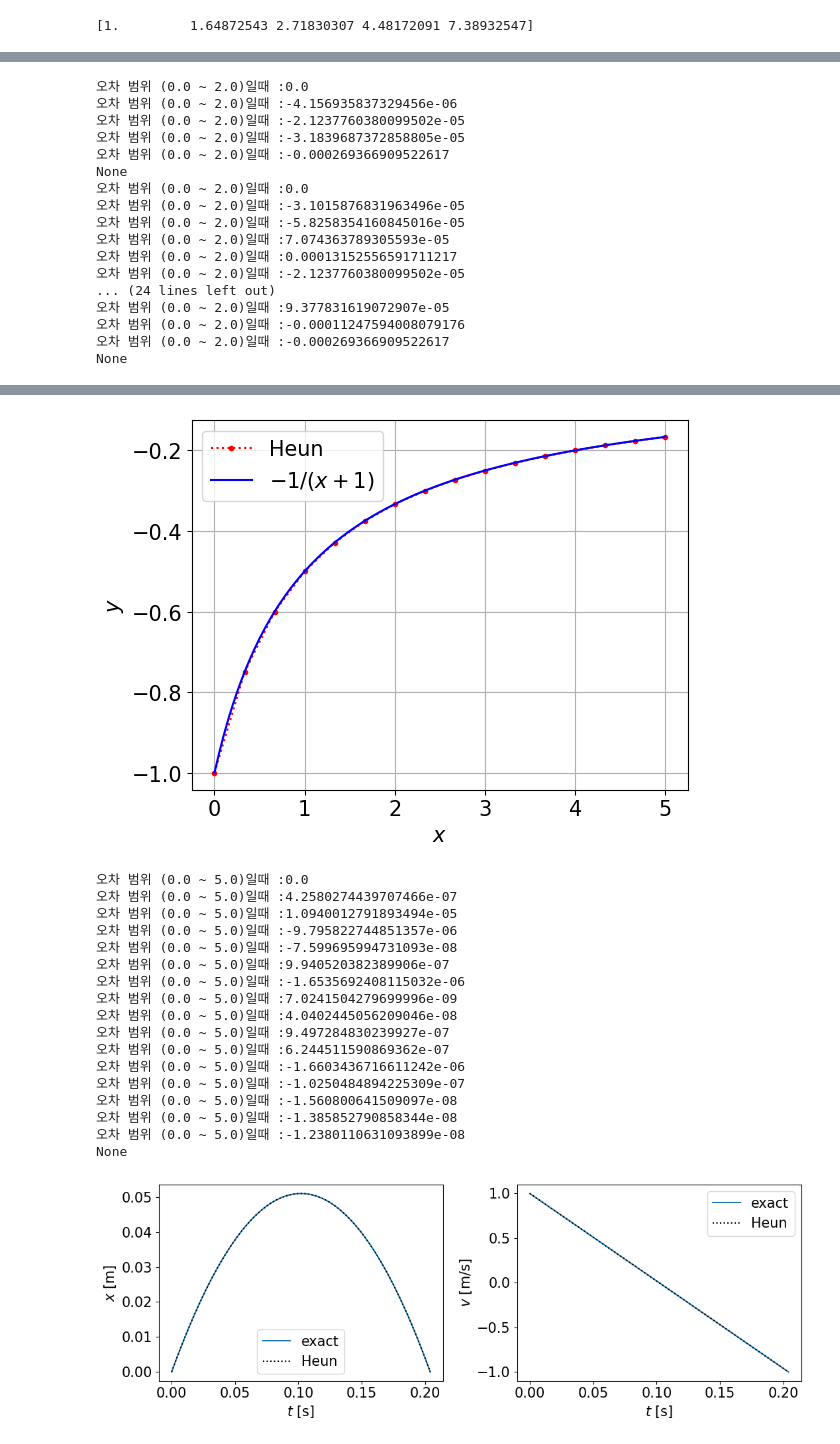
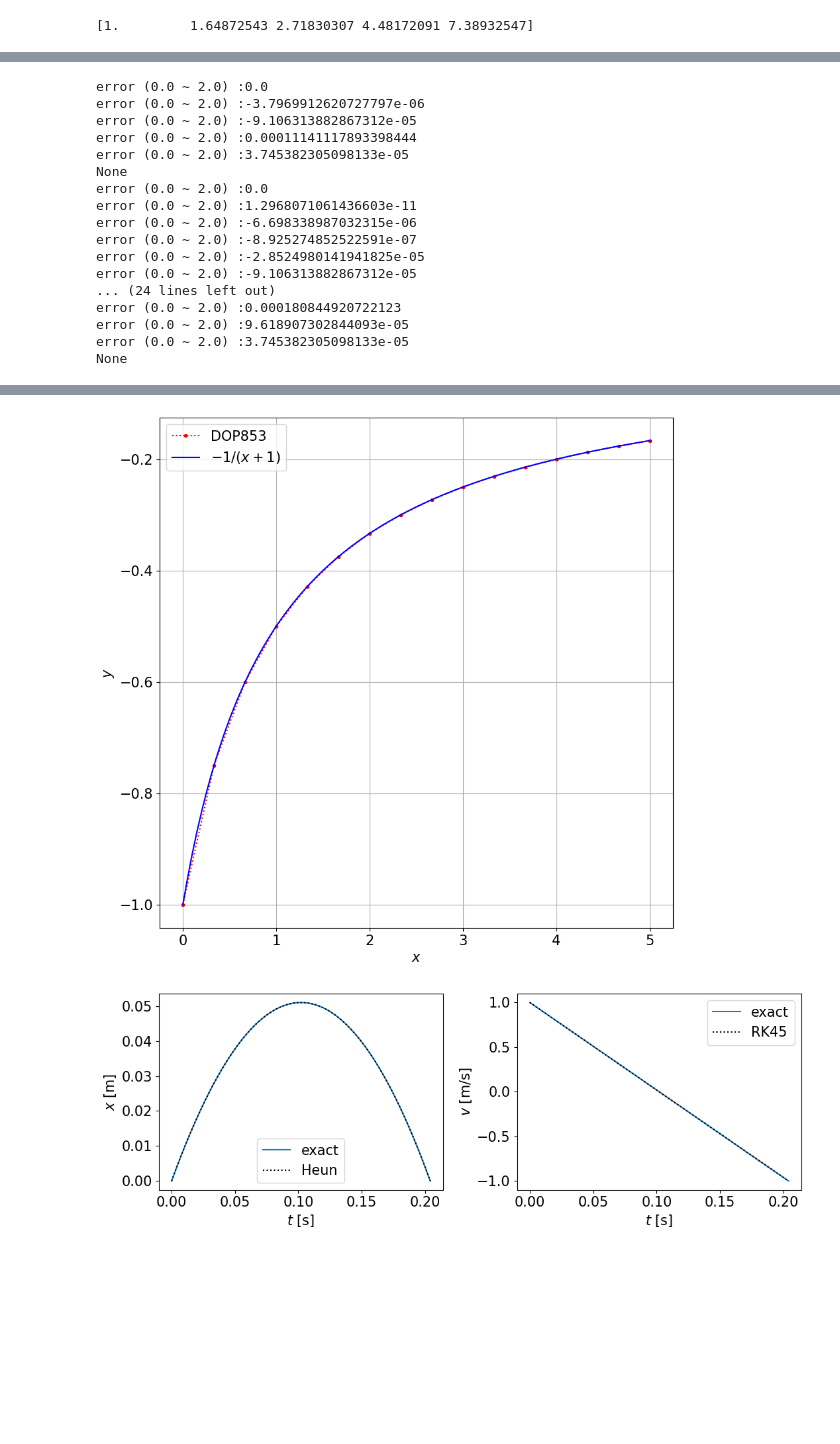
Before and after one commit to La-Folia/Numerical-Analysis, a Jupyter notebook: Integration_of_ODEs/SciPy_ODE_Solvers_Homework_3_Minwook_Kang_.ipynb, the cells around one changed output, grey strips where cells are left out. Cells and saved outputs as stored; diff of their text form; code cells hidden in the pictures; blank space fills up the shorter version.

```diff
--- a/Integration_of_ODEs/SciPy_ODE_Solvers_Homework_3_Minwook_Kang_.ipynb
+++ b/Integration_of_ODEs/SciPy_ODE_Solvers_Homework_3_Minwook_Kang_.ipynb
@@ -109,9 +109,9 @@ def f(x, y):
     return y
 
 a = solve_ivp(f, [0, 2], [1], method='RK45', dense_output = True)
-t = np.linspace(0, 2, 5)
+x = np.linspace(0, 2, 5)
 
-print(*a.sol(t))
+print(*a.sol(x))
 #print(a.sol(t))
 # %% [output]
 [1.         1.64872543 2.71830307 4.48172091 7.38932547]
@@ -164,11 +162,11 @@ plt.show()
 # %%
-'''
+
 def f(x, y):
     return y
 
-a = solve_ivp(f, [0, 2], [1], method='RK45', dense_output = True)
+a = solve_ivp(f, [0, 2], [1], method='DOP853', dense_output = True)
 t = np.linspace(0, 2, 5)
-'''
+
 def error(linspace, real_function, a): #a = solve_ivp(f, [0, 2], [1], method='RK45', dense_output = True)
     t = linspace
     i = 0
@@ -176,69 +174,51 @@ def error(linspace, real_function, a): #a = solve_ivp(f, [0, 2], [1], method='RK
     b = []
     b.append(*a.sol(t))
     for i, c in enumerate(y_true):
-        print((f"오차 범위 ({t[0]} ~ {t[-1]})일때 :{y_true[i] - b[0][i]}"))
+        print((f"error ({t[0]} ~ {t[-1]}) :{y_true[i] - b[0][i]}"))
 
 print(error(np.linspace(0, 2, 5), lambda x: np.exp(x), a))
 print(error(np.linspace(0, 2, 11), lambda x: np.exp(x), a))
 print(error(np.linspace(0, 2, 21), lambda x: np.exp(x), a))
 # %% [output]
-오차 범위 (0.0 ~ 2.0)일때 :0.0
-오차 범위 (0.0 ~ 2.0)일때 :-4.156935837329456e-06
-오차 범위 (0.0 ~ 2.0)일때 :-2.1237760380099502e-05
-오차 범위 (0.0 ~ 2.0)일때 :-3.1839687372858805e-05
-오차 범위 (0.0 ~ 2.0)일때 :-0.000269366909522617
+error (0.0 ~ 2.0) :0.0
+error (0.0 ~ 2.0) :-3.7969912620727797e-06
+error (0.0 ~ 2.0) :-9.106313882867312e-05
+error (0.0 ~ 2.0) :0.00011141117893398444
+error (0.0 ~ 2.0) :3.745382305098133e-05
 None
-오차 범위 (0.0 ~ 2.0)일때 :0.0
-오차 범위 (0.0 ~ 2.0)일때 :-3.1015876831963496e-05
-오차 범위 (0.0 ~ 2.0)일때 :-5.8258354160845016e-05
-오차 범위 (0.0 ~ 2.0)일때 :7.074363789305593e-05
-오차 범위 (0.0 ~ 2.0)일때 :0.00013152556591711217
-오차 범위 (0.0 ~ 2.0)일때 :-2.1237760380099502e-05
+error (0.0 ~ 2.0) :0.0
+error (0.0 ~ 2.0) :1.2968071061436603e-11
+error (0.0 ~ 2.0) :-6.698338987032315e-06
+error (0.0 ~ 2.0) :-8.925274852522591e-07
+error (0.0 ~ 2.0) :-2.8524980141941825e-05
+error (0.0 ~ 2.0) :-9.106313882867312e-05
 ... (24 lines left out)
-오차 범위 (0.0 ~ 2.0)일때 :9.377831619072907e-05
-오차 범위 (0.0 ~ 2.0)일때 :-0.00011247594008079176
-오차 범위 (0.0 ~ 2.0)일때 :-0.000269366909522617
+error (0.0 ~ 2.0) :0.000180844920722123
+error (0.0 ~ 2.0) :9.618907302844093e-05
+error (0.0 ~ 2.0) :3.745382305098133e-05
 None
 # %% [markdown]
 ![%E1%84%89%E1%85%B3%E1%84%8F%E1%85%B3%E1%84%85%E1%85%B5%E1%86%AB%E1%84%89%E1%85%A3%E1%86%BA%202023-01-30%20%E1%84%8B%E1%85%A9%E1%84%92%E1%85%AE%207.03.06.png](attachment:%E1%84%89%E1%85%B3%E1%84%8F%E1%85%B3%E1%84%85%E1%85%B5%E1%86%AB%E1%84%89%E1%85%A3%E1%86%BA%202023-01-30%20%E1%84%8B%E1%85%A9%E1%84%92%E1%85%AE%207.03.06.png)
 # %%
 def f(x, y):
     return y ** 2
 
 x = np.linspace(0, 5, 16)
 sol = solve_ivp(f, [0, 5], [-1], method='DOP853', dense_output = True)
 
 x_true = np.linspace(0, 5, 100)
 y_true = -1/(x_true + 1)
 
-plt.figure()
+
+plt.figure(figsize=[10, 10])
 plt.plot(x, *sol.sol(x), ".:r", x_true, y_true, "-b")
-plt.legend(["Heun", "$-1/(x + 1)$"])
+plt.legend(["DOP853", "$-1/(x + 1)$"])
 plt.grid()
 plt.xlabel("$x$")
 plt.ylabel("$y$")
-plt.show()
-
-print(error(x, lambda x: -1/(x + 1), sol))
+plt.savefig("DOP853.pdf")
 # %% [output]
-[figure, old version]
+[figure, new version]
-오차 범위 (0.0 ~ 5.0)일때 :0.0
-오차 범위 (0.0 ~ 5.0)일때 :4.2580274439707466e-07
-오차 범위 (0.0 ~ 5.0)일때 :1.0940012791893494e-05
-오차 범위 (0.0 ~ 5.0)일때 :-9.795822744851357e-06
-오차 범위 (0.0 ~ 5.0)일때 :-7.599695994731093e-08
-오차 범위 (0.0 ~ 5.0)일때 :9.940520382389906e-07
-오차 범위 (0.0 ~ 5.0)일때 :-1.6535692408115032e-06
-오차 범위 (0.0 ~ 5.0)일때 :7.0241504279699996e-09
-오차 범위 (0.0 ~ 5.0)일때 :4.0402445056209046e-08
-오차 범위 (0.0 ~ 5.0)일때 :9.497284830239927e-07
-오차 범위 (0.0 ~ 5.0)일때 :6.244511590869362e-07
-오차 범위 (0.0 ~ 5.0)일때 :-1.6603436716611242e-06
-오차 범위 (0.0 ~ 5.0)일때 :-1.0250484894225309e-07
-오차 범위 (0.0 ~ 5.0)일때 :-1.560800641509097e-08
-오차 범위 (0.0 ~ 5.0)일때 :-1.385852790858344e-08
-오차 범위 (0.0 ~ 5.0)일때 :-1.2380110631093899e-08
-None
 # %%
 g = 9.8 # m/s
 def F(t, Y): # F = [v, -g], Y = [x, v]
```
Also changed, not shown: parts of 3 cells of this notebook, 18 other files.
